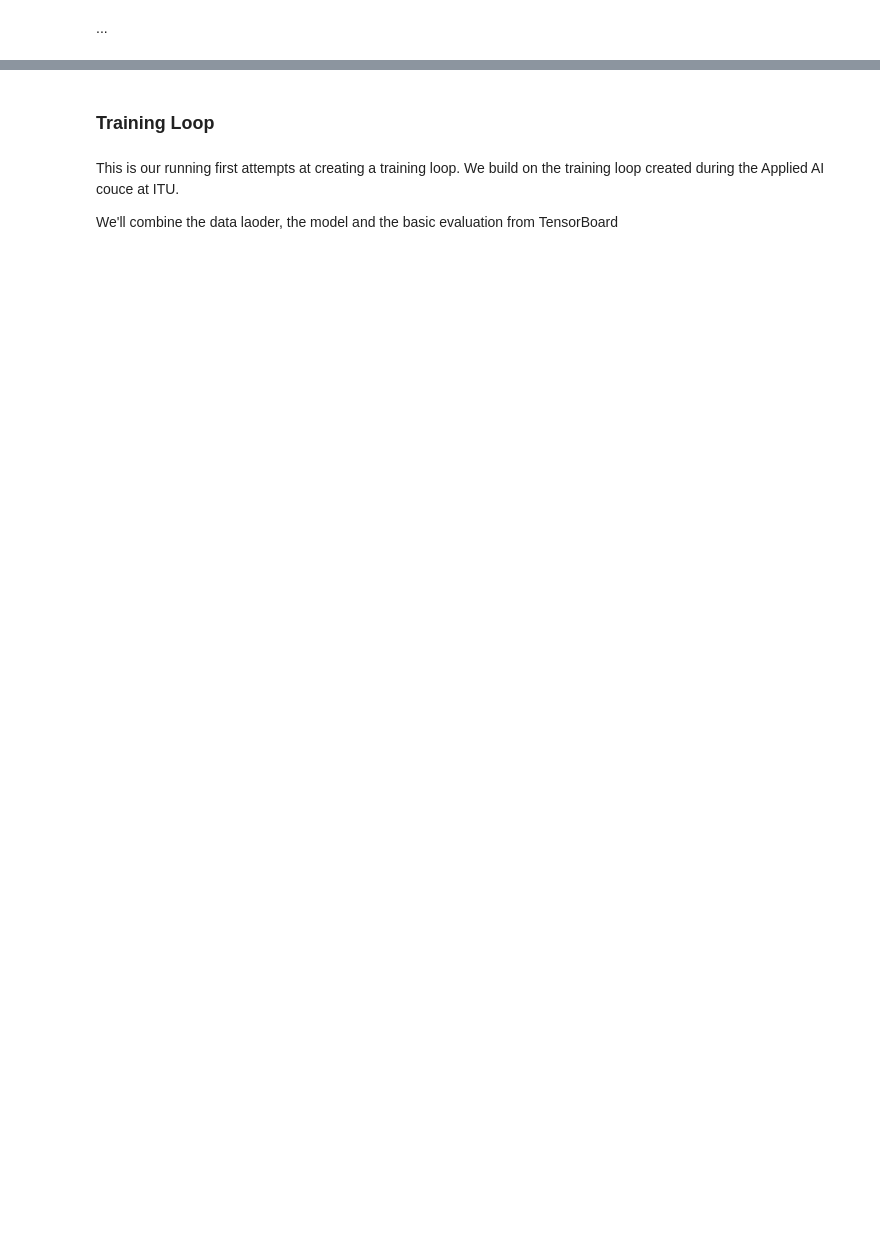
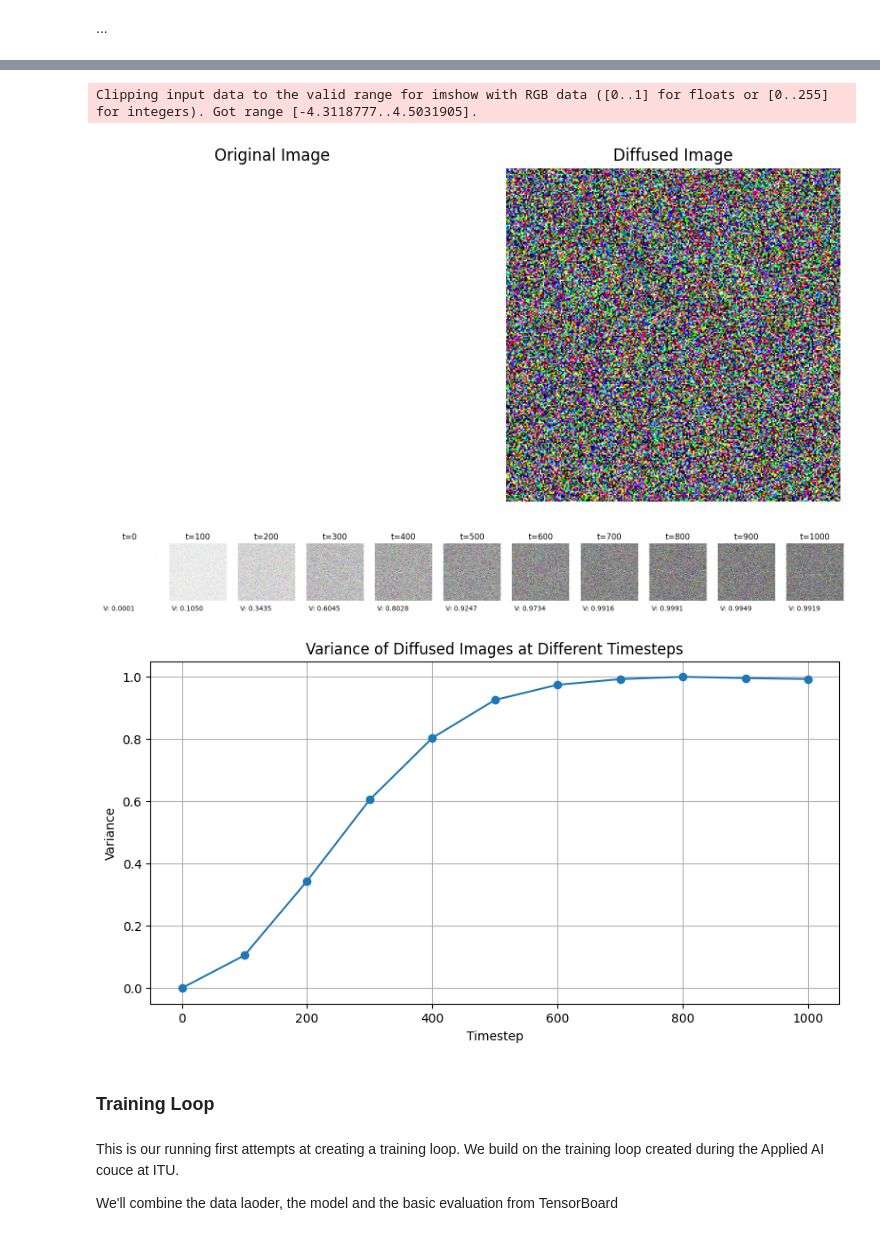
Before and after one commit to AntonBertelsen/GestureGeneration, a Jupyter notebook: DiffuseStyleGestureReproduced/model_test.ipynb, the cells around one changed output, grey strips where cells are left out. Drawn from its saved outputs; the diff is of its cells as text; code cells hidden in the pictures; blank space fills up the shorter version.

Commit message:
Works on, and tests the deffusion functions

```diff
--- a/DiffuseStyleGestureReproduced/model_test.ipynb
+++ b/DiffuseStyleGestureReproduced/model_test.ipynb
@@ -318,3 +341,70 @@ class Diffusion:
+# %%
+# I want to test the diffusion class
+
+# Initialize the diffusion class
+diffusion = Diffusion(max_timesteps=1000, noise_schedule=Diffusion.linear_schedule(0.0001, 0.02))
+
+# Create a tensor that is all white so we can see the noising process removing details
+image = torch.ones((3, 256, 256))
+
+# Run the forward diffusion function
+transformed_image = diffusion.forward_diffusion(current_timestep=500, image=image)
+
+# Draw both images next to each other in the python notebook
+import matplotlib.pyplot as plt
+
+fig, ax = plt.subplots(1, 2, figsize=(10, 5))
+
+ax[0].imshow(image.permute(1, 2, 0).numpy())
+ax[0].set_title("Original Image")
+ax[0].axis("off")
+
+ax[1].imshow(transformed_image.permute(1, 2, 0).numpy())
+ax[1].set_title("Diffused Image")
+ax[1].axis("off")
+
+plt.show()
+
+
+# Diffuse images at a variety of timesteps
+timesteps = [0, 100, 200, 300, 400, 500, 600, 700, 800, 900, 1000]
+
+fig, ax = plt.subplots(1, len(timesteps), figsize=(20, 5))
+
+variances = []
+
+for i, timestep in enumerate(timesteps):
+    transformed_image = diffusion.forward_diffusion(current_timestep=timestep, image=image)
+
+    # clamp the image
+    transformed_image_clamped = (torch.clamp(transformed_image, -1, 1) + 1.0) / 2.0
+
+    ax[i].imshow(transformed_image_clamped.permute(1, 2, 0).numpy())
+    ax[i].set_title(f"t={timestep}")
+    # write the variance of the noise on the image
+
+    # First calculate the variance
+    variance = torch.var(transformed_image)
+    variances.append(variance)
+    ax[i].text(10, 300, f"V: {variance:.4f}", color="black")
+
+    ax[i].axis("off")
+
+plt.show()
+
+# Plot the variances on a graph
+plt.figure(figsize=(10, 5))
+plt.plot(timesteps, variances, marker='o')
+plt.xlabel('Timestep')
+plt.ylabel('Variance')
+plt.title('Variance of Diffused Images at Different Timesteps')
+plt.grid(True)
+plt.show()
+# %% [output]
+Clipping input data to the valid range for imshow with RGB data ([0..1] for floats or [0..255] for integers). Got range [-4.3118777..4.5031905].
+[figure, added]
+[figure, added]
+[figure, added]
 # %% [markdown]
 ### Training Loop
 # %% [markdown]
```
Also changed, not shown: parts of 3 cells of this notebook.
